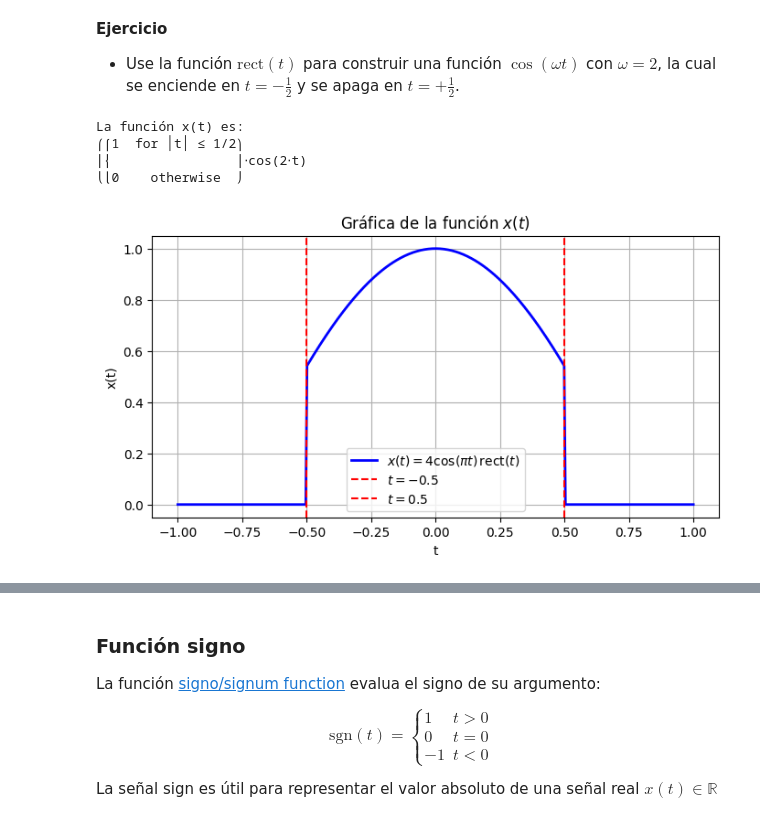
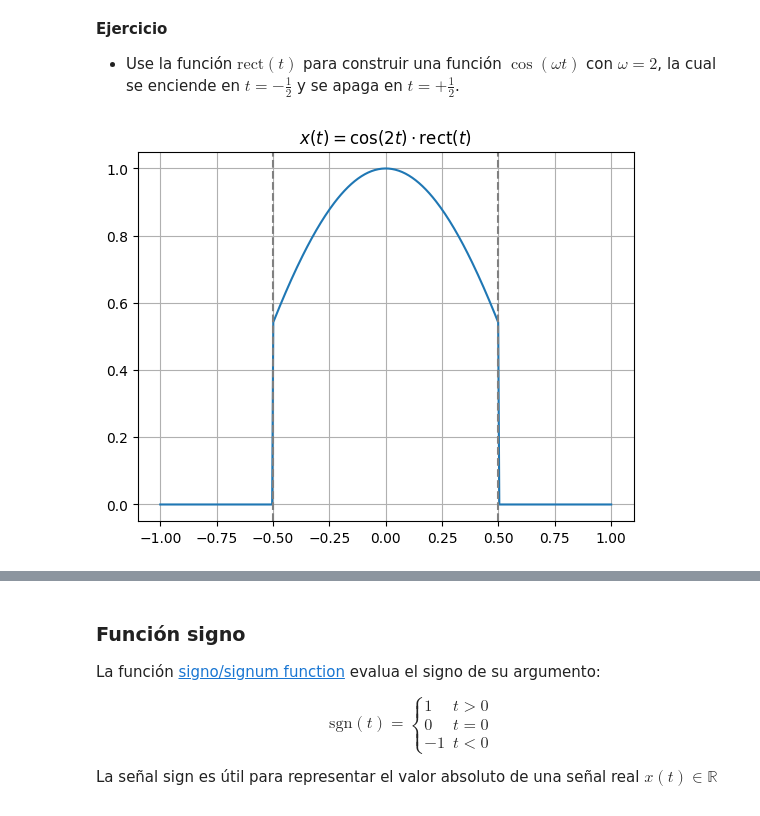
Before and after one commit to RafaelTorresCH/senalesysistemas_, a Jupyter notebook: Sen_estandar.ipynb, the cells around one changed output, grey strips where cells are left out. Cells and saved outputs as stored; diff of their text form; code cells hidden in the pictures.

```diff
--- a/Sen_estandar.ipynb
+++ b/Sen_estandar.ipynb
@@ -260,48 +260,27 @@ sym.plot(rect(t), (t, -1, 1), ylim=[-0.2, 1.2], ylabel=r'rect$(t)$');
 # %%
 import sympy as sp
 import numpy as np
 import matplotlib.pyplot as plt
 
-# Definir la variable simbólica
 t = sp.symbols('t', real=True)
 
-# Definir la función rectangular rect(t)
-#    Se define como 1 para |t| <= 1/2 y 0 en otro caso.
-rect = sp.Piecewise((1, sp.Abs(t) <= sp.Rational(1, 2)), (0, True))
+# Definir la función rectangular centrada en 0 y de duración 1
+rect = sp.Piecewise((1, sp.Abs(t) <= 1/2), (0, True))
 
-# 3. Construir la función x(t)=4*cos(pi*t)*rect(t)
+# Construir la función deseada: cos(2t) * rect(t)
 x = sp.cos(2 * t) * rect
 
-
-# Mostrar la función simbólica
-sp.init_printing(use_unicode=True)
-print("La función x(t) es:")
-sp.pprint(x)
-
-# 4. (Opcional) Graficar la función
-
-# Convertir la función simbólica a una función numérica para evaluar y graficar
+# Convertir a función numérica
 x_numeric = sp.lambdify(t, x, 'numpy')
-
-# Definir un vector de tiempo
 t_vals = np.linspace(-1, 1, 400)
 x_vals = x_numeric(t_vals)
 
-# Graficar la señal
-plt.figure(figsize=(8, 4))
-plt.plot(t_vals, x_vals, 'b-', lw=2, label=r'$x(t)=4\cos(\pi t)\,\mathrm{rect}(t)$')
-plt.xlabel('t')
-plt.ylabel('x(t)')
-plt.title('Gráfica de la función $x(t)$')
-# Dibujar las líneas verticales que indican t = -0.5 y t = 0.5
-plt.axvline(-0.5, color='r', linestyle='--', label='$t=-0.5$')
-plt.axvline(0.5, color='r', linestyle='--', label='$t=0.5$')
-plt.legend()
+# Graficar
+plt.plot(t_vals, x_vals)
+plt.title(r'$x(t) = \cos(2t) \cdot \text{rect}(t)$')
+plt.axvline(-0.5, color='gray', linestyle='--')
+plt.axvline(0.5, color='gray', linestyle='--')
 plt.grid(True)
 plt.show()
 # %% [output]
-La función x(t) es:
-⎛⎧1  for │t│ ≤ 1/2⎞
-⎜⎨                ⎟⋅cos(2⋅t)
-⎝⎩0    otherwise  ⎠
-[figure, old version]
+[figure, new version]
```
Also changed, not shown: parts of 5 cells of this notebook.
